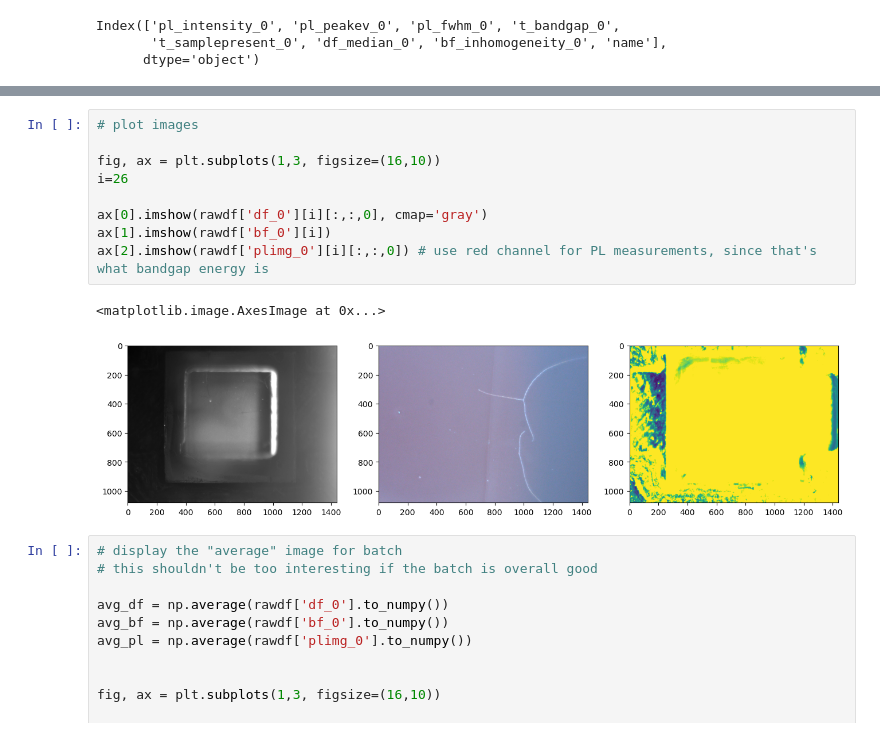
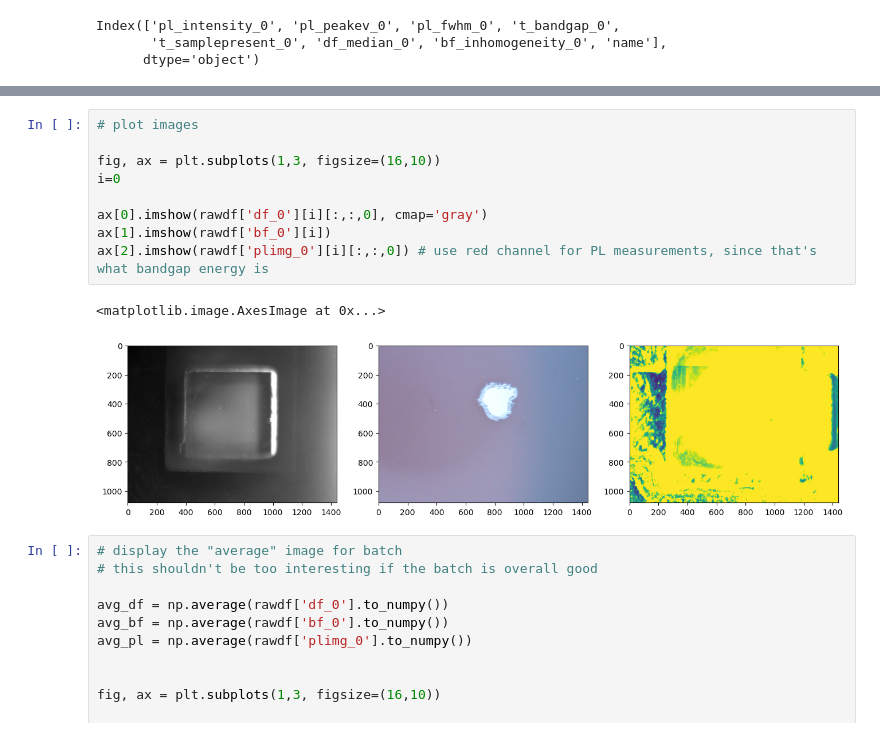
Before and after one commit to fenning-research-group/PASCAL_TrainView, a Jupyter notebook: analysis.ipynb, the cells around one changed output, grey strips where cells are left out. Saved outputs shown, nothing was run; the diff lists cells and outputs as text.

```diff
--- a/analysis.ipynb
+++ b/analysis.ipynb
@@ -128,15 +128,15 @@ plimg_0 shape: (1080, 1440, 3)
 # %%
 # plot images
 
 fig, ax = plt.subplots(1,3, figsize=(16,10))
-i=26
+i=0
 
 ax[0].imshow(rawdf['df_0'][i][:,:,0], cmap='gray')
 ax[1].imshow(rawdf['bf_0'][i])
 ax[2].imshow(rawdf['plimg_0'][i][:,:,0]) # use red channel for PL measurements, since that's what bandgap energy is
 # %% [output]
 <matplotlib.image.AxesImage at 0x...>
-[figure, old version]
+[figure, new version]
 # %%
 # display the "average" image for batch
 # this shouldn't be too interesting if the batch is overall good
```
Also changed, not shown: parts of 6 cells of this notebook.
